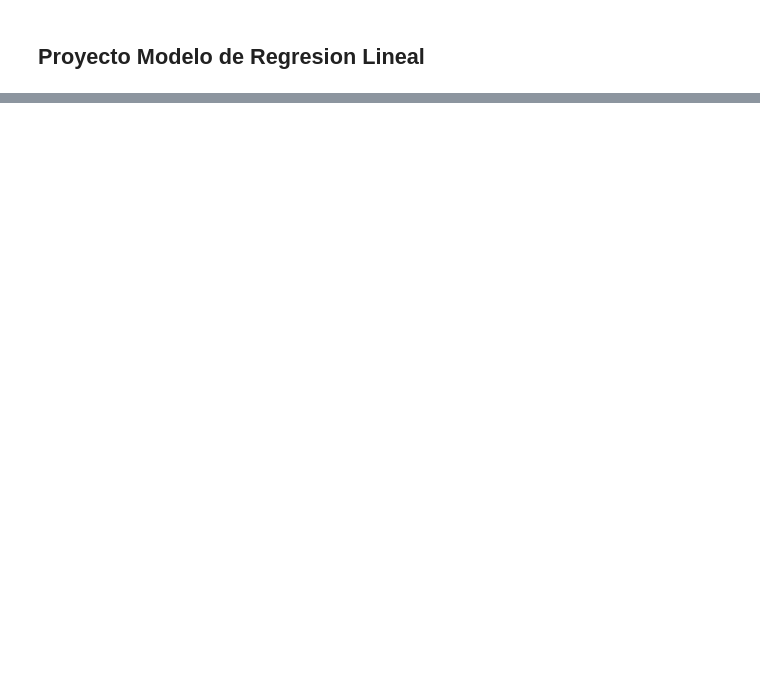
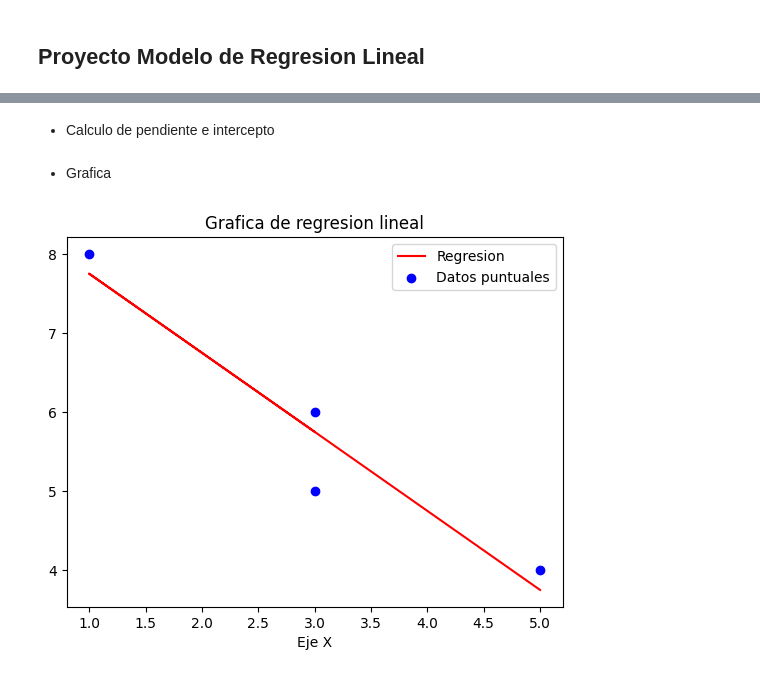
Before and after one commit to AlivavilA/Modelo-de-Regresion-Lineal-SImple-Python, a Jupyter notebook: regresionlineal.ipynb, the cells around one changed output, grey strips where cells are left out. Cells and saved outputs as stored; diff of their text form; code cells hidden in the pictures; blank space fills up the shorter version.

```diff
--- a/regresionlineal.ipynb
+++ b/regresionlineal.ipynb
@@ -8,0 +57,14 @@ df2 = pd.read_csv(dependentvalues.csv)
+# %%
+xi = sum(x)
+yi = sum(y)
+n = len(x)
+mult_xyi = sum(x*y)
+cuad_xi = sum(x**2)
+cuad_yi = sum(y**2)
+
+def coef_r(mult_xyi,cuad_xi,cuad_yi, xi, yi,n):
+    r = ((n * mult_xyi) - (xi*yi)) / (math.sqrt(n*cuad_xi - xi**2) * math.sqrt(n*cuad_yi -yi**2))
+    return r
+
+r = coef_r(mult_xyi,cuad_xi,cuad_yi, xi, yi,n)
+r
@@ -8,0 +128,34 @@ df2 = pd.read_csv(dependentvalues.csv)
+# %% [markdown]
+- Calculo de pendiente e intercepto
+# %%
+def pendiente(mult_xyi,cuad_xi,xi, yi,n):
+    m = (n*mult_xyi - xi*yi) / (n*(cuad_xi) - xi**2)
+    b1 = m
+    return b1
+b1 = pendiente(mult_xyi,cuad_xi,xi, yi,n)
+
+def intercepto(x,y,b1):
+    itp = np.mean(y) - b1*np.mean(x)
+    b0 = itp
+    return b0
+b0 = intercepto(x,y,b1)
+# %% [markdown]
+- Grafica
+# %%
+def regression(x,y,b1,b0):
+    a = b0 + b1*x
+    return a
+
+yreg = regression(x,y,b1,b0)
+
+fig, ax =plt.subplots()
+ax.plot(x,yreg, color='red', label='Regresion')
+ax.scatter(x,y, color ='blue', label='Datos puntuales')
+ax.set_title('Grafica de regresion lineal')
+ax.set_xlabel('Eje X')
+ax.set_label('Eje Y')
+ax.legend()
+
+plt.show()
+# %% [output]
+[figure, added]
```
Also changed, not shown: parts of 16 cells of this notebook.
